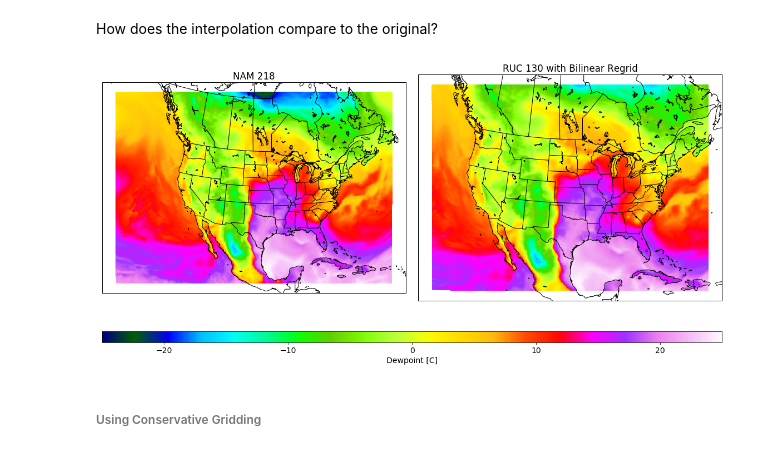
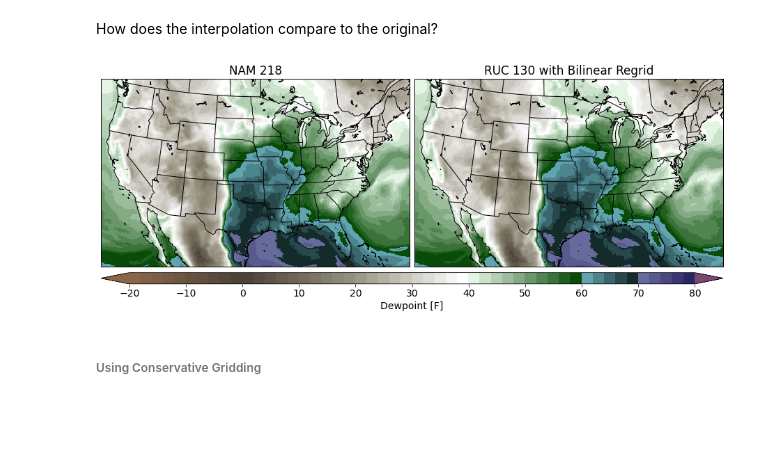
Before and after one commit to nawendt/esmpy-tutorial, a Jupyter notebook: esmpy_tutorial.ipynb, the cells around one changed output. Cells and saved outputs as stored; diff of their text form; code cells hidden in the pictures; blank space fills up the shorter version.

Commit message:
Improved plots
Used some better colormaps for plots. Improved comparison plot layouts.

```diff
--- a/esmpy_tutorial.ipynb
+++ b/esmpy_tutorial.ipynb
@@ -26,14 +48,19 @@ ESMF.Manager(debug=True);
+# %%
+EXTENT = (-121,-71,22.5,49)
+
+def ctof(x):
+    return (x * 9./5.) + 32.
 # %% [markdown]
 ##### Data
 # %%
 # NAM
-nam = np.load('nam_218_20120414_1200_006.npz')
+nam = np.load('nam_218_20120414_1200_006.npz', allow_pickle=True)
 
 # RUC
-ruc = np.load('ruc2_130_20120414_1200_006.npz')
+ruc = np.load('ruc2_130_20120414_1200_006.npz', allow_pickle=True)
 
 # SURFACE STATIONS
-sfc = np.load('sfcstn_20120414_1800.npz')
+sfc = np.load('sfcstn_20120414_1800.npz', allow_pickle=True)
 
 # NAM CONUS MASK
 nam_mask = np.load('nam_218_conus_mask.npz')
@@ -175,63 +203,50 @@ destfield = regrid(sourcefield, destfield)
 How does the interpolation compare to the original?
 # %%
 f2 = plt.figure(2, figsize=(16,9))
-gs = gridspec.GridSpec(2, 2, height_ratios=(30,1))
-ax1 = f2.add_subplot(gs[0], projection=nam_crs)
-
-pcm = ax1.pcolormesh(source_lon, source_lat, sourcefield.data, cmap = 'gist_ncar',
-               transform=crs.PlateCarree(), vmax = 25, vmin = -25)
-ax1.add_feature(feature.NaturalEarthFeature(category='cultural',
+axgr = ImageGrid(f2, 111, axes_class=(GeoAxes, dict(map_projection=nam_crs)),
+                 nrows_ncols=(1, 2), axes_pad=0.1, cbar_location='bottom', cbar_mode='single',
+                 cbar_pad=0.025, cbar_size='3%', label_mode='')
+for n, ax in enumerate(axgr):
+    ax.add_feature(feature.NaturalEarthFeature(category='cultural',
                                             name='admin_1_states_provinces_lines',
                                             scale='50m',
                                             facecolor='none',
                                             edgecolor='black'))
-ax1.add_feature(feature.NaturalEarthFeature(category='physical',
-                                            name='lakes',
-                                            scale='50m',
-                                            facecolor='none',
-                                            edgecolor='black'))
-ax1.add_feature(feature.NaturalEarthFeature(category='physical',
-                                            name='coastline',
-                                            scale='50m',
-                                            facecolor='none',
-                                            edgecolor='black'))
-ax1.add_feature(feature.NaturalEarthFeature(category='cultural',
-                                            name='admin_0_boundary_lines_land',
-                                            scale='50m',
-                                            facecolor='none',
-                                            edgecolor='black'))
-ax1.set_title('NAM 218')
+    ax.add_feature(feature.NaturalEarthFeature(category='physical',
+                                                name='lakes',
+                                                scale='50m',
+                                                facecolor='none',
+                                                edgecolor='black'))
+    ax.add_feature(feature.NaturalEarthFeature(category='physical',
+                                                name='coastline',
+                                                scale='50m',
+                                                facecolor='none',
+                                                edgecolor='black'))
+    ax.add_feature(feature.NaturalEarthFeature(category='cultural',
+                                                name='admin_0_boundary_lines_land',
+                                                scale='50m',
+                                                facecolor='none',
+                                                edgecolor='black'))
+    if n == 0:
+        ax.projection = nam_crs
+    elif n == 1:
+        ax.projection = ruc_crs
+    ax.set_extent(EXTENT)
 
-ax2 = f2.add_subplot(gs[1], projection=nam_crs)
-ax2.pcolormesh(dest_lon, dest_lat, destfield.data, cmap = 'gist_ncar',
-               transform=crs.PlateCarree(), vmax = 25, vmin = -25)
-ax2.add_feature(feature.NaturalEarthFeature(category='cultural',
-                                            name='admin_1_states_provinces_lines',
-                                            scale='50m',
-                                            facecolor='none',
-                                            edgecolor='black'))
-ax2.add_feature(feature.NaturalEarthFeature(category='physical',
-                                            name='lakes',
-                                            scale='50m',
-                                            facecolor='none',
-                                            edgecolor='black'))
-ax2.add_feature(feature.NaturalEarthFeature(category='physical',
-                                            name='coastline',
-                                            scale='50m',
-                                            facecolor='none',
-                                            edgecolor='black'))
-ax2.add_feature(feature.NaturalEarthFeature(category='cultural',
-                                            name='admin_0_boundary_lines_land',
-                                            scale='50m',
-                                            facecolor='none',
-                                            edgecolor='black'))
-ax2.set_title('RUC 130 with Bilinear Regrid')
+axgr[0].set_title('NAM 218')
+pcm = axgr[0].pcolormesh(source_lon, source_lat, ctof(sourcefield.data), cmap = DEWPT_CMAP,
+                         norm=DEWPT_NORM, transform=crs.PlateCarree())
 
-cbax = f2.add_subplot(gs[2:])
-plt.colorbar(pcm, cax=cbax, orientation='horizontal', label='Dewpoint [C]')
-plt.tight_layout()
+axgr[1].set_title('RUC 130 with Bilinear Regrid')
+axgr[1].pcolormesh(dest_lon, dest_lat, ctof(destfield.data), cmap = DEWPT_CMAP,
+                   norm=DEWPT_NORM, transform=crs.PlateCarree())
+
+cbar = plt.colorbar(pcm, cax=axgr.cbar_axes[0], orientation='horizontal', extend='both')
+cbar.set_ticks(DEWPT_CBTIX)
+cbar.set_label('Dewpoint [F]')
+plt.show()
 # %% [output]
-[figure, old version]
+[figure, new version]
 # %% [markdown]
 ###### Using Conservative Gridding
 # %% [markdown]
```
Also changed, not shown: parts of 11 cells of this notebook.
